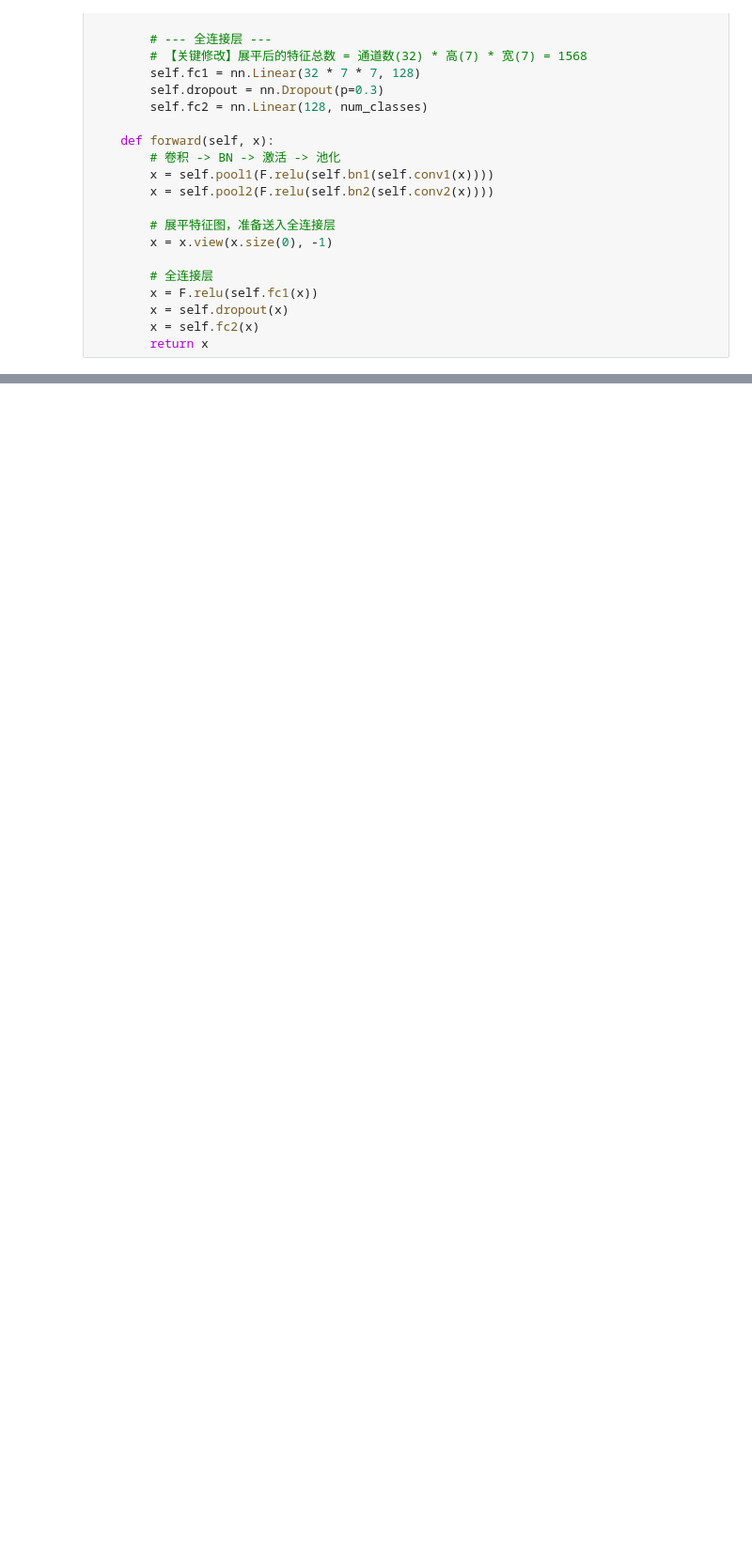
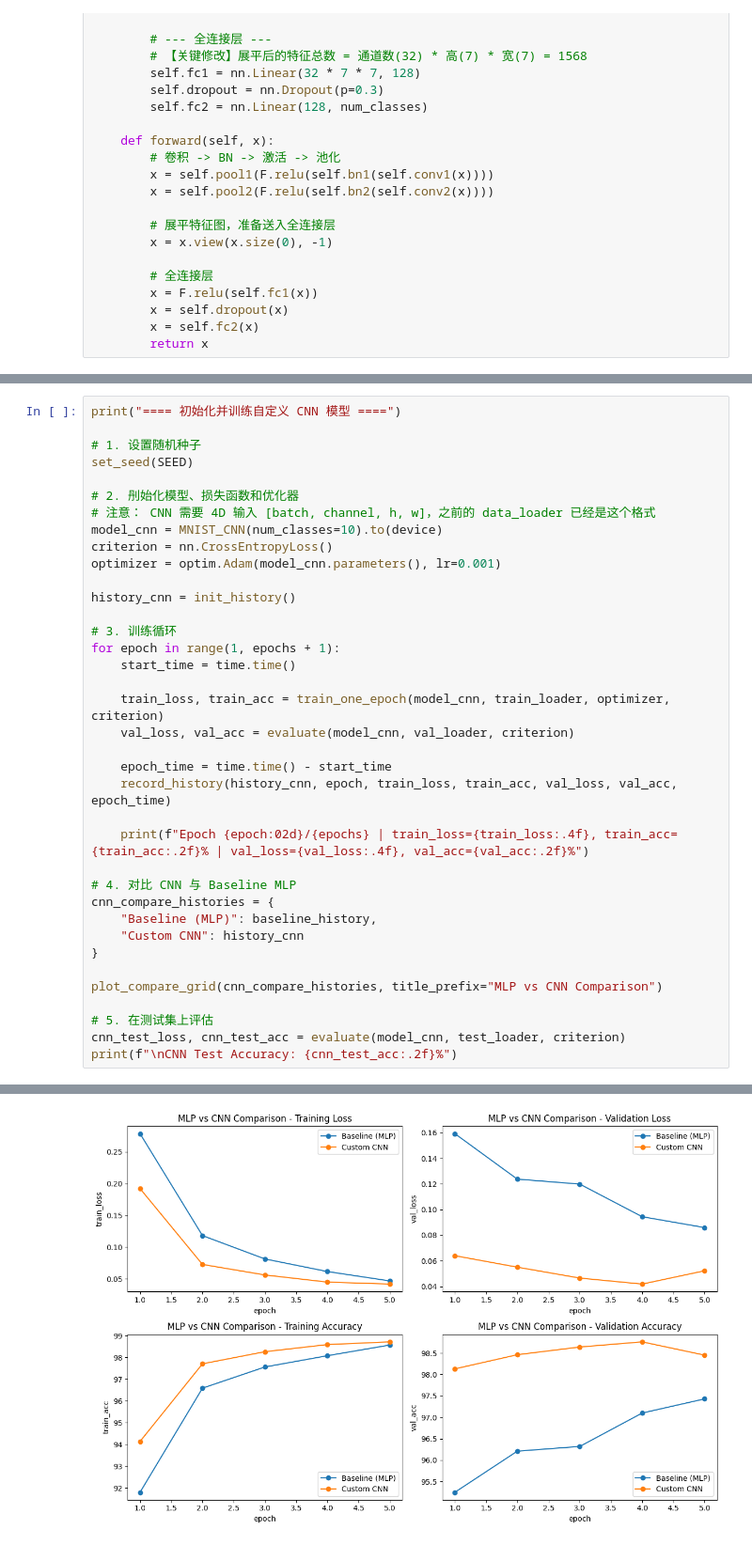
Before and after one commit to ZCK17/ML-lab2, a Jupyter notebook: ml_lab2_pytorch_mnist.ipynb, the cells around one changed output, grey strips where cells are left out. Shown at 94% size. Drawn from its saved outputs; the diff is of its cells as text; blank space fills up the shorter version.

```diff
--- a/ml_lab2_pytorch_mnist.ipynb
+++ b/ml_lab2_pytorch_mnist.ipynb
@@ -1878,0 +1819,38 @@ rmsprop_history = test_optimizer(RMSprop, "RMSprop")
+# %%
+print("==== 初始化并训练自定义 CNN 模型 ====")
+
+# 1. 设置随机种子
+set_seed(SEED)
+
+# 2. 刐始化模型、损失函数和优化器
+# 注意： CNN 需要 4D 输入 [batch, channel, h, w]，之前的 data_loader 已经是这个格式
+model_cnn = MNIST_CNN(num_classes=10).to(device)
+criterion = nn.CrossEntropyLoss()
+optimizer = optim.Adam(model_cnn.parameters(), lr=0.001)
+
+history_cnn = init_history()
+
+# 3. 训练循环
+for epoch in range(1, epochs + 1):
+    start_time = time.time()
+
+    train_loss, train_acc = train_one_epoch(model_cnn, train_loader, optimizer, criterion)
+    val_loss, val_acc = evaluate(model_cnn, val_loader, criterion)
+
+    epoch_time = time.time() - start_time
+    record_history(history_cnn, epoch, train_loss, train_acc, val_loss, val_acc, epoch_time)
+
+    print(f"Epoch {epoch:02d}/{epochs} | train_loss={train_loss:.4f}, train_acc={train_acc:.2f}% | val_loss={val_loss:.4f}, val_acc={val_acc:.2f}%")
+
+# 4. 对比 CNN 与 Baseline MLP
+cnn_compare_histories = {
+    "Baseline (MLP)": baseline_history,
+    "Custom CNN": history_cnn
+}
+
+plot_compare_grid(cnn_compare_histories, title_prefix="MLP vs CNN Comparison")
+
+# 5. 在测试集上评估
+cnn_test_loss, cnn_test_acc = evaluate(model_cnn, test_loader, criterion)
+print(f"\nCNN Test Accuracy: {cnn_test_acc:.2f}%")
+# %% [output]
@@ -1878,0 +1863 @@ rmsprop_history = test_optimizer(RMSprop, "RMSprop")
+[figure, added]
```
Also changed, not shown: parts of 30 cells of this notebook.
